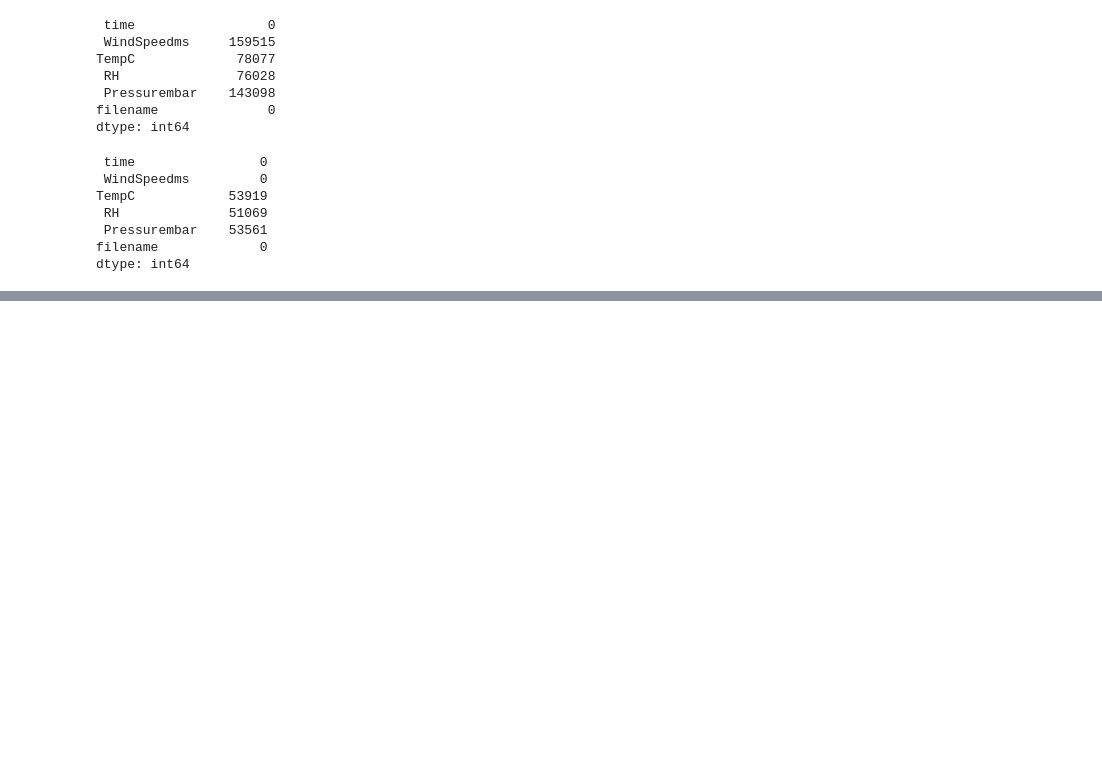
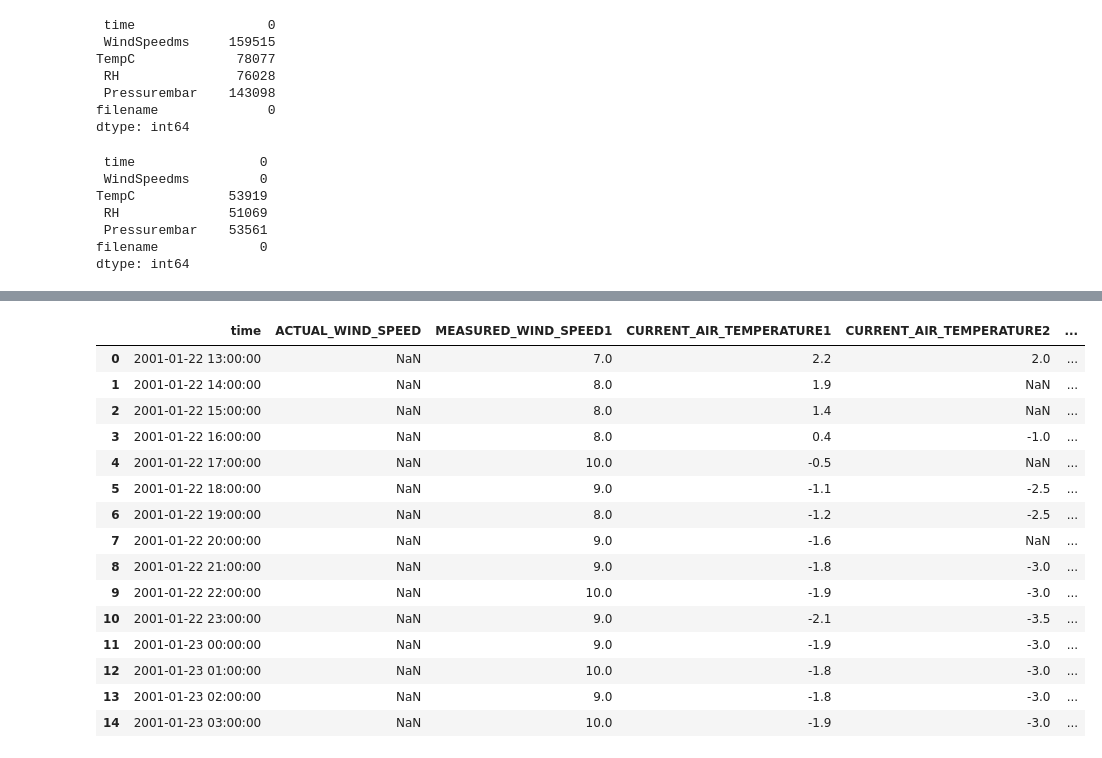
Before and after one commit to madiwiebe/LHL_Capstone_Project, a Jupyter notebook: notebooks/cleaning_data.ipynb, the cells around one changed output, grey strips where cells are left out. Drawn from its saved outputs; the diff is of its cells as text; code cells hidden in the pictures; blank space fills up the shorter version.

Commit message:
Data cleaning (MoTIe)

```diff
--- a/notebooks/cleaning_data.ipynb
+++ b/notebooks/cleaning_data.ipynb
@@ -519,0 +549,3 @@ FLNRO_FERN_data_wind_clean.to_csv(f'{path_2}/FLNRO_FERN_data_wind_clean.csv')
+# %%
+# limit which columns are included in the read_csv function in order to combat memory error
+MoTIe_data = pd.read_csv(f'{path_2}/MoTIe_data.csv', usecols=[' time', ' ACTUAL_WIND_SPEED', ' MEASURED_WIND_SPEED1', ' CURRENT_AIR_TEMPERATURE1', ' CURRENT_AIR_TEMPERATURE2', 'air_temp', ' rel_hum', ' RELATIVE_HUMIDITY1', ' ATMOSPHERIC_PRESSURE', ' stn_pres', 'filename'])
@@ -519,0 +575,5 @@ FLNRO_FERN_data_wind_clean.to_csv(f'{path_2}/FLNRO_FERN_data_wind_clean.csv')
+# %%
+# only keep variables of interest
+# no solar data available from this network
+# columns were already filtered when reading csv, rename df for naming consistency
+MoTIe_data_wind = MoTIe_data.loc[:,(' time', ' ACTUAL_WIND_SPEED', ' MEASURED_WIND_SPEED1', ' CURRENT_AIR_TEMPERATURE1', ' CURRENT_AIR_TEMPERATURE2', 'air_temp', ' rel_hum', ' RELATIVE_HUMIDITY1', ' ATMOSPHERIC_PRESSURE', ' stn_pres', 'filename')]
@@ -519,0 +596,4 @@ FLNRO_FERN_data_wind_clean.to_csv(f'{path_2}/FLNRO_FERN_data_wind_clean.csv')
+# %%
+# drop rows in wind data that do not have WindSpeed values
+MoTIe_data_wind_clean = MoTIe_data_wind.dropna(subset=[' ACTUAL_WIND_SPEED', ' MEASURED_WIND_SPEED1'], how='all')
+MoTIe_data_wind_clean.isna().sum()
@@ -519,0 +613,20 @@ FLNRO_FERN_data_wind_clean.to_csv(f'{path_2}/FLNRO_FERN_data_wind_clean.csv')
+# %%
+# check values and units of wind speed columns
+MoTIe_data_wind_clean.head(15)
+# %% [output]
+|  | time | ACTUAL_WIND_SPEED | MEASURED_WIND_SPEED1 | CURRENT_AIR_TEMPERATURE1 | CURRENT_AIR_TEMPERATURE2 | ... |
+| 0 | 2001-01-22 13:00:00 | NaN | 7.0 | 2.2 | 2.0 | ... |
+| 1 | 2001-01-22 14:00:00 | NaN | 8.0 | 1.9 | NaN | ... |
+| 2 | 2001-01-22 15:00:00 | NaN | 8.0 | 1.4 | NaN | ... |
+| 3 | 2001-01-22 16:00:00 | NaN | 8.0 | 0.4 | -1.0 | ... |
+| 4 | 2001-01-22 17:00:00 | NaN | 10.0 | -0.5 | NaN | ... |
+| 5 | 2001-01-22 18:00:00 | NaN | 9.0 | -1.1 | -2.5 | ... |
+| 6 | 2001-01-22 19:00:00 | NaN | 8.0 | -1.2 | -2.5 | ... |
+| 7 | 2001-01-22 20:00:00 | NaN | 9.0 | -1.6 | NaN | ... |
+| 8 | 2001-01-22 21:00:00 | NaN | 9.0 | -1.8 | -3.0 | ... |
+| 9 | 2001-01-22 22:00:00 | NaN | 10.0 | -1.9 | -3.0 | ... |
+| 10 | 2001-01-22 23:00:00 | NaN | 9.0 | -2.1 | -3.5 | ... |
+| 11 | 2001-01-23 00:00:00 | NaN | 9.0 | -1.9 | -3.0 | ... |
+| 12 | 2001-01-23 01:00:00 | NaN | 10.0 | -1.8 | -3.0 | ... |
+| 13 | 2001-01-23 02:00:00 | NaN | 9.0 | -1.8 | -3.0 | ... |
+| 14 | 2001-01-23 03:00:00 | NaN | 10.0 | -1.9 | -3.0 | ... |
```
Also changed, not shown: parts of 10 cells of this notebook.
